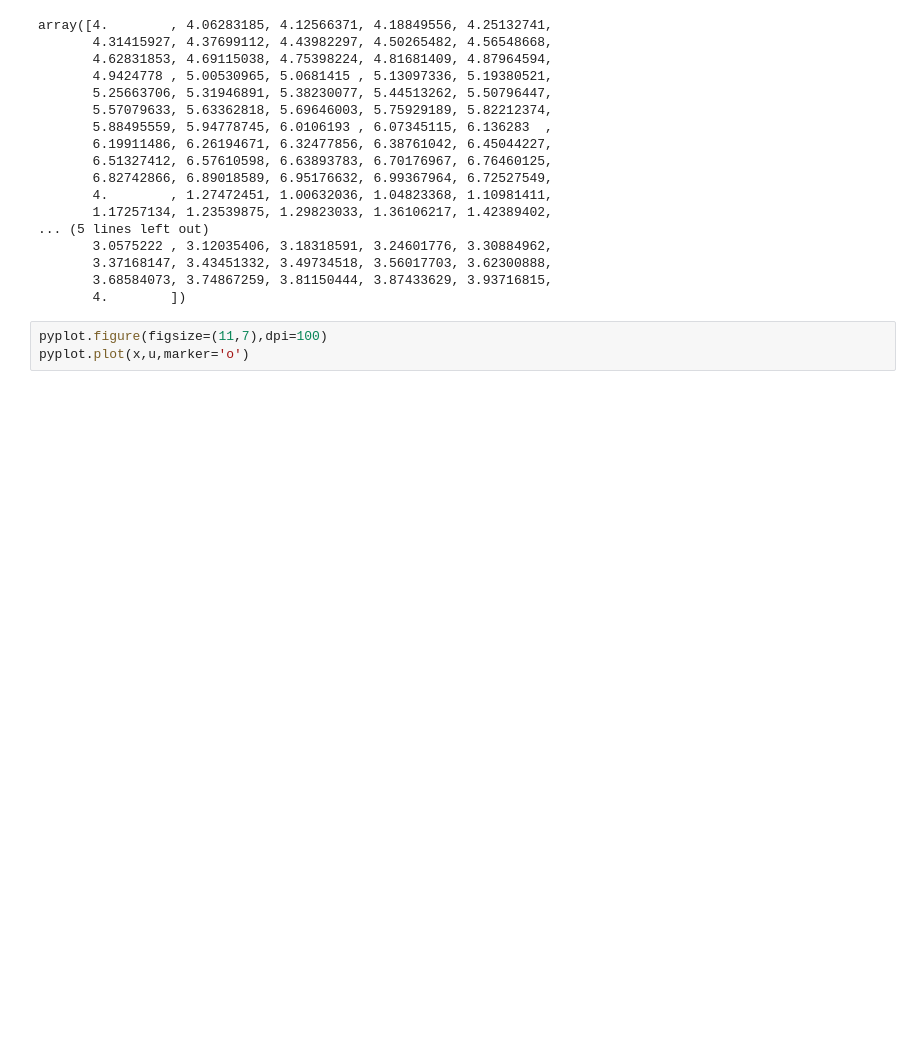
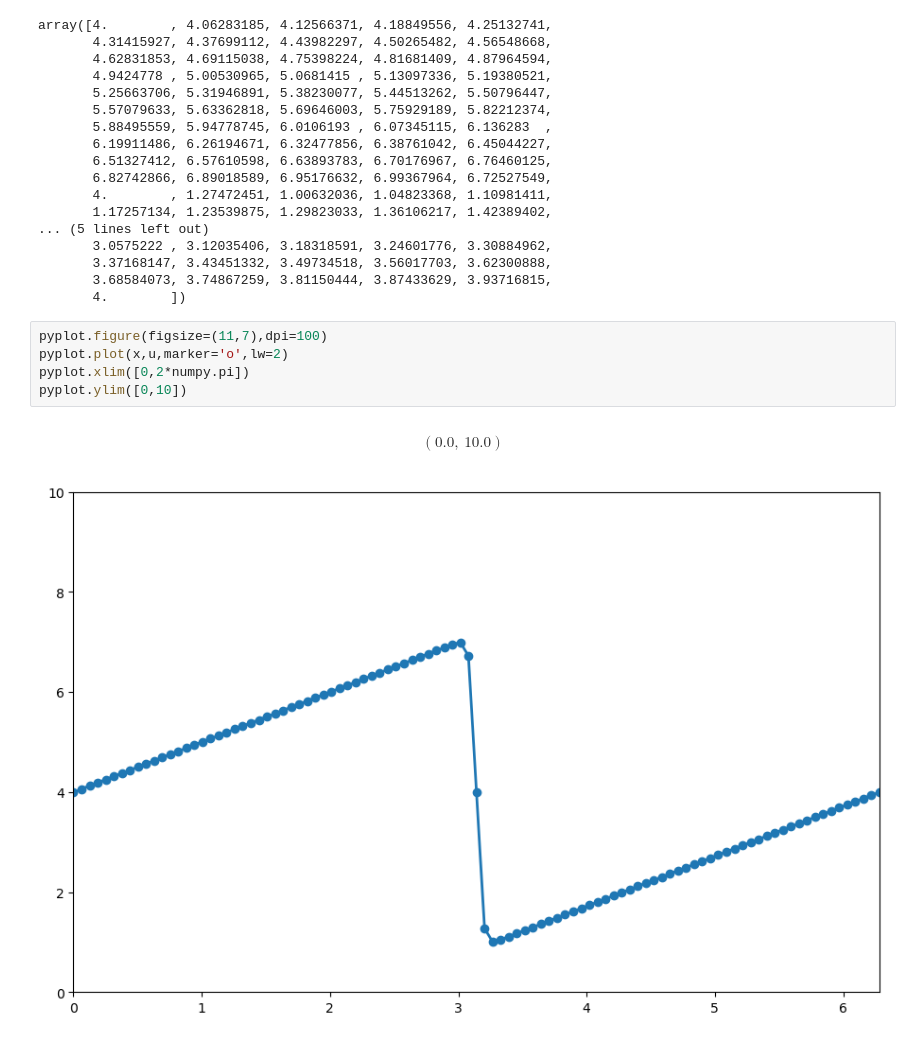
Before and after one commit to kimhiroshig/CFDPython, a Jupyter notebook: lessons/05_Step_4_code.ipynb, the cells around one changed output. Saved outputs shown, nothing was run; the diff lists cells and outputs as text; blank space fills up the shorter version.

```diff
--- a/lessons/05_Step_4_code.ipynb
+++ b/lessons/05_Step_4_code.ipynb
@@ -73,4 +73,9 @@ array([4.        , 4.06283185, 4.12566371, 4.18849556, 4.25132741,
        4.        ])
 # %%
 pyplot.figure(figsize=(11,7),dpi=100)
-pyplot.plot(x,u,marker='o')
+pyplot.plot(x,u,marker='o',lw=2)
+pyplot.xlim([0,2*numpy.pi])
+pyplot.ylim([0,10])
+# %% [output]
+\begin{equation}\left( 0.0, \  10.0\right)\end{equation}
+[figure, added]
```
Also changed, not shown: parts of 6 cells of this notebook, 3 other files.
